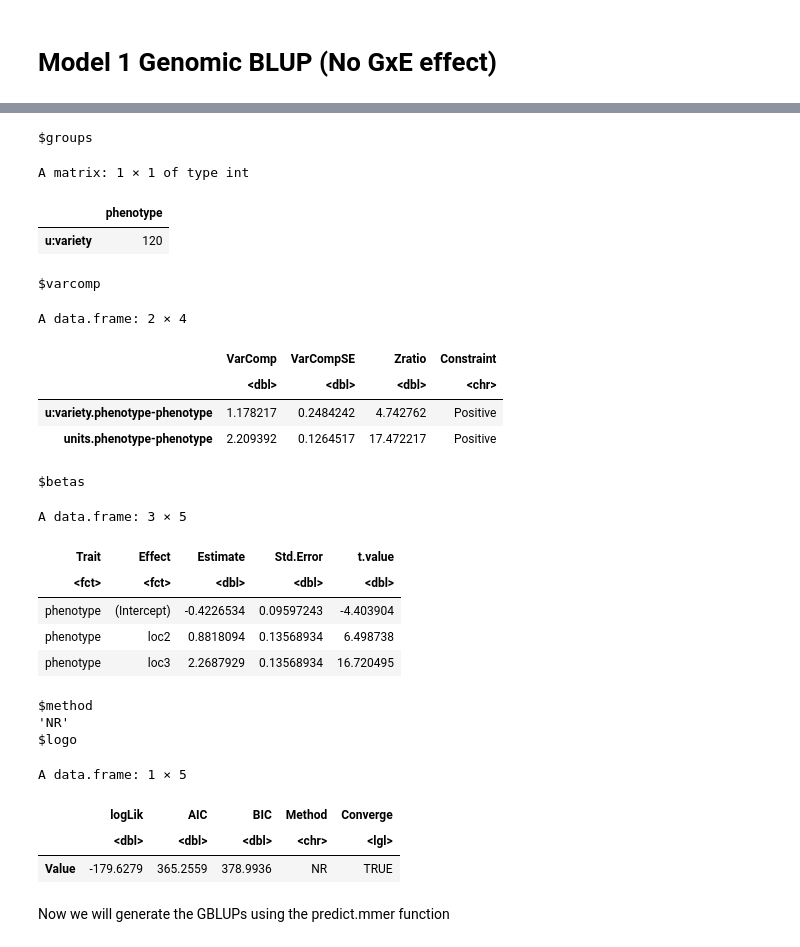
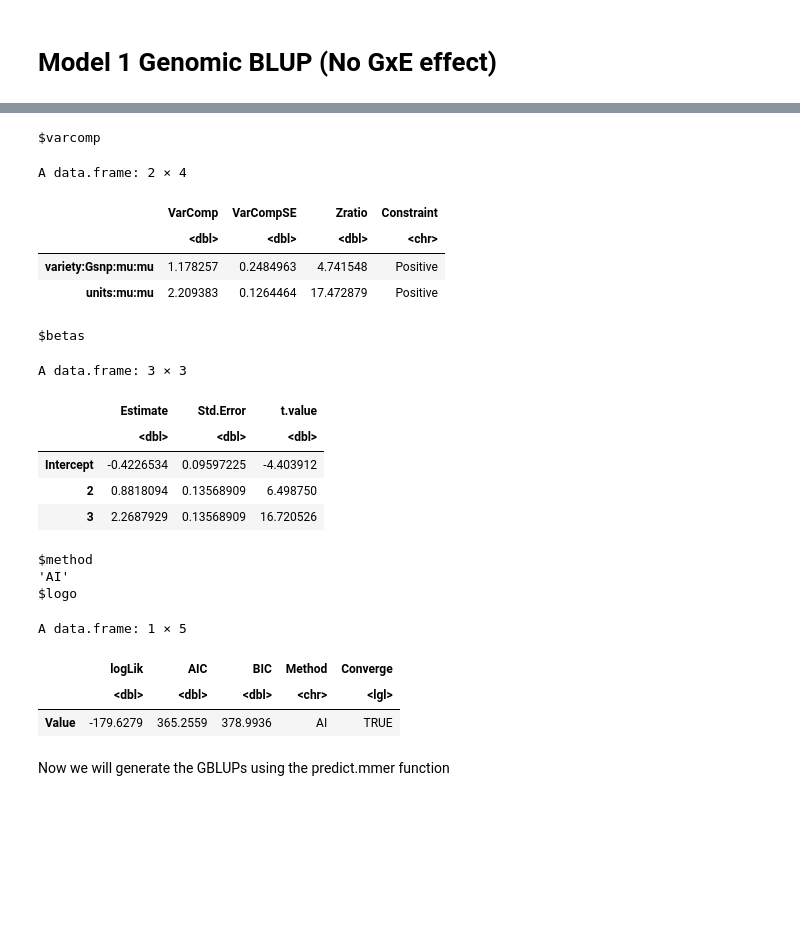
Before and after one commit to Robbins-Lab/PLSCI-7201, a Jupyter notebook: Modules/Module7/Mixed_Models_Covariance_Structures.ipynb, the cells around one changed output, grey strips where cells are left out. Saved outputs shown, nothing was run; the diff lists cells and outputs as text; code cells hidden in the pictures; blank space fills up the shorter version.

```diff
--- a/Modules/Module7/Mixed_Models_Covariance_Structures.ipynb
+++ b/Modules/Module7/Mixed_Models_Covariance_Structures.ipynb
@@ -746,8 +748,8 @@ Now we will fit 2 different GXE models in sommer, differing based on the specifi
 # Model 1 Genomic BLUP (No GxE effect)
 # %%
 #Model 1
-mNoGE <- sommer::mmer(phenotype~loc,
-              random= ~ vsr(variety, Gu=Gsnp),
+mNoGE <- sommer::mmes(phenotype~loc,
+              random= ~ vsm(ism(variety), Gu=Gsnp),
               rcov= ~ units,
               data=dataf, verbose = TRUE)
 #Looking at the summary of the results
@@ -762,27 +765,23 @@ iteration    LogLik     wall    cpu(sec)   restrained
-$groups
+$varcomp
-A matrix: 1 × 1 of type int
+A data.frame: 2 × 4
-|  | phenotype |
-| u:variety | 120 |
+|  | VarComp | VarCompSE | Zratio | Constraint |
+|  | <dbl> | <dbl> | <dbl> | <chr> |
+| variety:Gsnp:mu:mu | 1.178257 | 0.2484963 | 4.741548 | Positive |
+| units:mu:mu | 2.209383 | 0.1264464 | 17.472879 | Positive |
-$varcomp
+$betas
-A data.frame: 2 × 4
+A data.frame: 3 × 3
-|  | VarComp | VarCompSE | Zratio | Constraint |
-|  | <dbl> | <dbl> | <dbl> | <chr> |
-| u:variety.phenotype-phenotype | 1.178217 | 0.2484242 | 4.742762 | Positive |
-| units.phenotype-phenotype | 2.209392 | 0.1264517 | 17.472217 | Positive |
+|  | Estimate | Std.Error | t.value |
+|  | <dbl> | <dbl> | <dbl> |
+| Intercept | -0.4226534 | 0.09597225 | -4.403912 |
+| 2 | 0.8818094 | 0.13568909 | 6.498750 |
+| 3 | 2.2687929 | 0.13568909 | 16.720526 |
-$betas
+$method
+'AI'
+$logo
-A data.frame: 3 × 5
+A data.frame: 1 × 5
-| Trait | Effect | Estimate | Std.Error | t.value |
-| <fct> | <fct> | <dbl> | <dbl> | <dbl> |
-| phenotype | (Intercept) | -0.4226534 | 0.09597243 | -4.403904 |
-| phenotype | loc2 | 0.8818094 | 0.13568934 | 6.498738 |
-| phenotype | loc3 | 2.2687929 | 0.13568934 | 16.720495 |
+|  | logLik | AIC | BIC | Method | Converge |
+|  | <dbl> | <dbl> | <dbl> | <chr> | <lgl> |
+| Value | -179.6279 | 365.2559 | 378.9936 | AI | TRUE |
-$method
-'NR'
-$logo
-A data.frame: 1 × 5
-|  | logLik | AIC | BIC | Method | Converge |
-|  | <dbl> | <dbl> | <dbl> | <chr> | <lgl> |
-| Value | -179.6279 | 365.2559 | 378.9936 | NR | TRUE |
 # %% [markdown]
 Now we will generate the GBLUPs using the predict.mmer function
 # %% [markdown]
```
Also changed, not shown: parts of 18 cells of this notebook.
